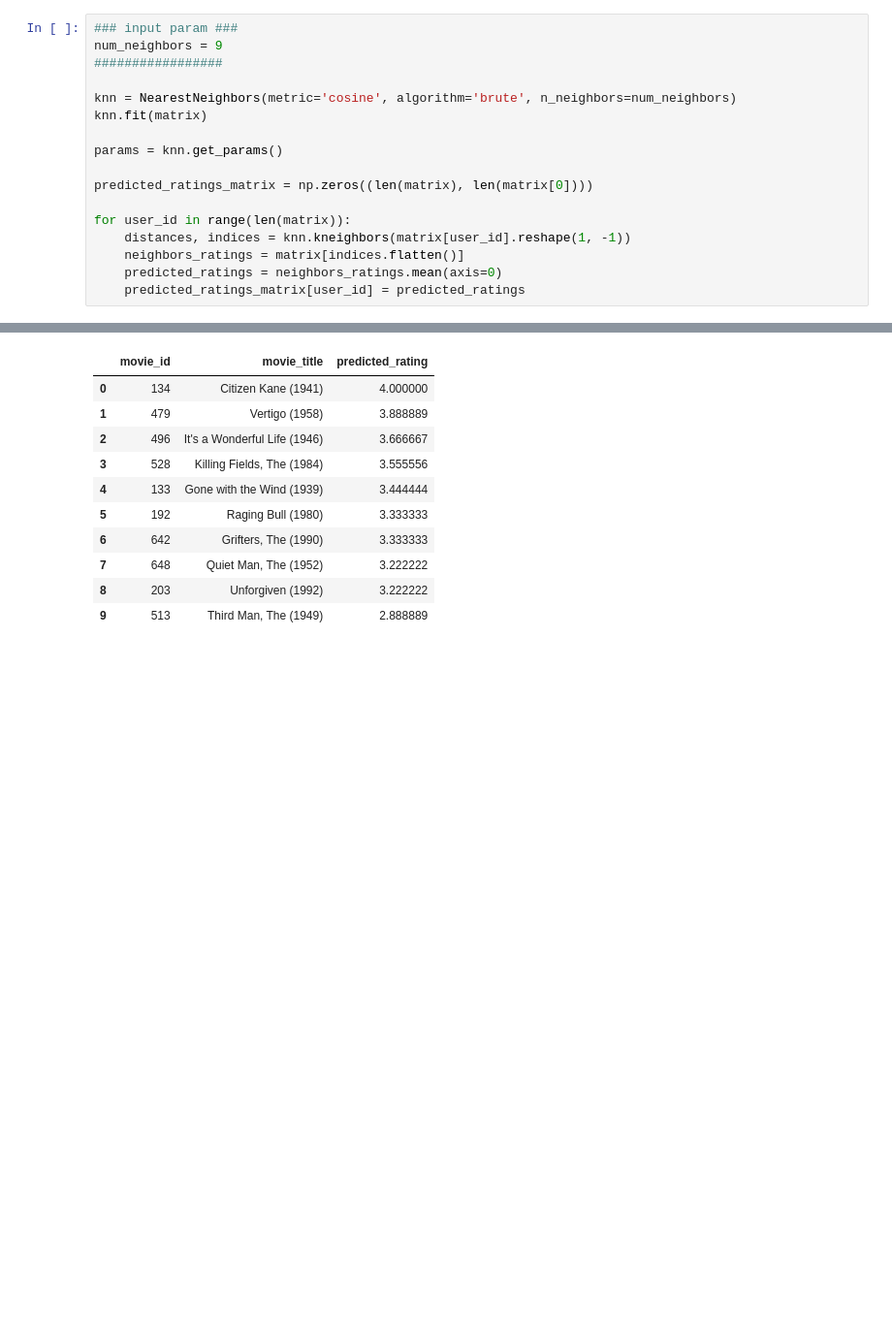
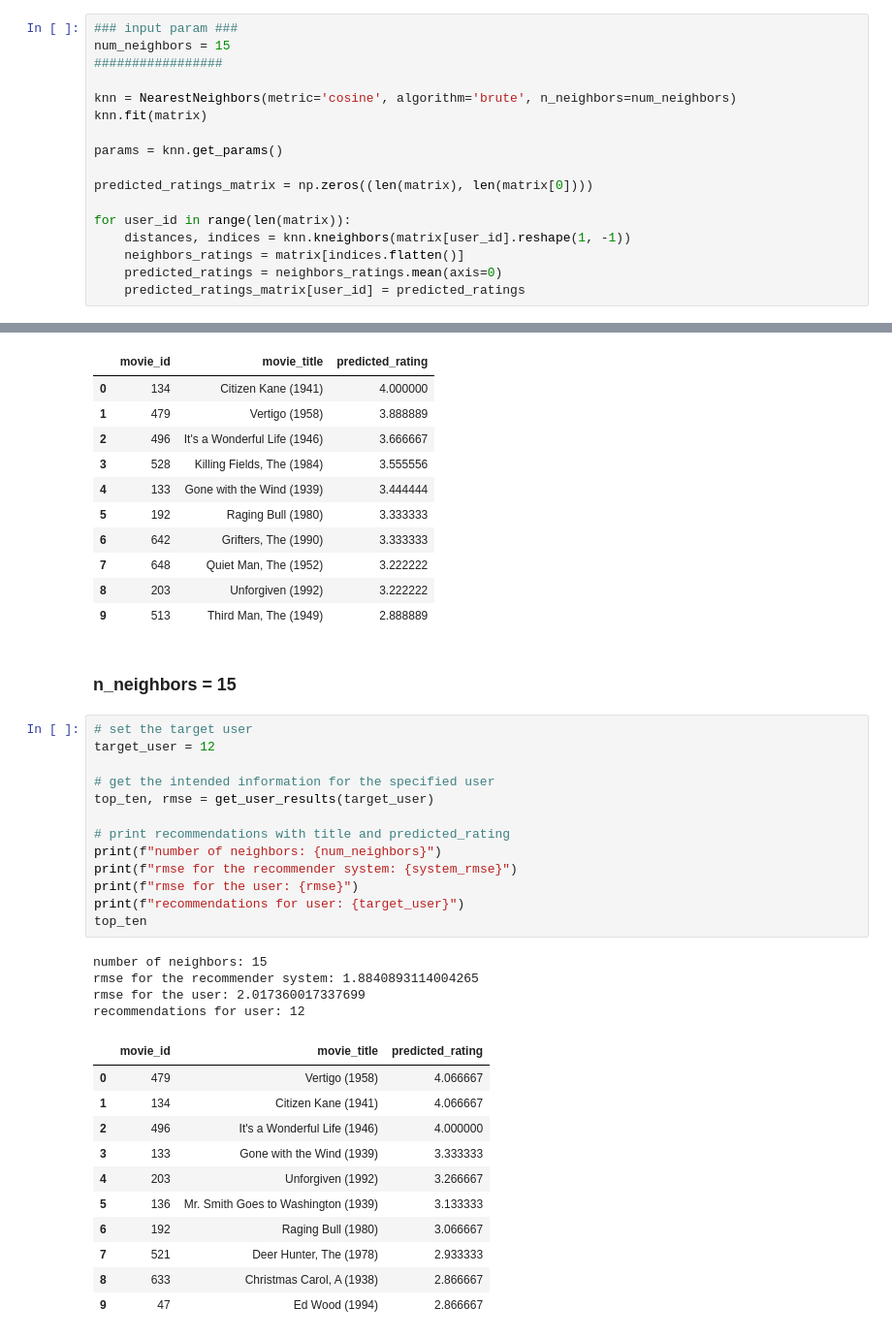
Before and after one commit to gracefujinaga/MSDS_490, a Jupyter notebook: assignment_3/assignment_3.ipynb, the cells around one changed output, grey strips where cells are left out. Shown: that part at 97% size. Cells and saved outputs as stored; diff of their text form; blank space fills up the shorter version.

```diff
--- a/assignment_3/assignment_3.ipynb
+++ b/assignment_3/assignment_3.ipynb
@@ -321,7 +321,7 @@ print(len(matrix[0]))
 ## Set up the model
 # %%
 ### input param ###
-num_neighbors = 9
+num_neighbors = 15
 #################
 
 knn = NearestNeighbors(metric='cosine', algorithm='brute', n_neighbors=num_neighbors)
@@ -512,3 +512,34 @@ recommendations for user: 12
 | 7 | 648 | Quiet Man, The (1952) | 3.222222 |
 | 8 | 203 | Unforgiven (1992) | 3.222222 |
 | 9 | 513 | Third Man, The (1949) | 2.888889 |
+# %% [markdown]
+### n_neighbors = 15
+# %%
+# set the target user
+target_user = 12
+
+# get the intended information for the specified user
+top_ten, rmse = get_user_results(target_user)
+
+# print recommendations with title and predicted_rating
+print(f"number of neighbors: {num_neighbors}")
+print(f"rmse for the recommender system: {system_rmse}")
+print(f"rmse for the user: {rmse}")
+print(f"recommendations for user: {target_user}")
+top_ten
+# %% [output]
+number of neighbors: 15
+rmse for the recommender system: 1.8840893114004265
+rmse for the user: 2.017360017337699
+recommendations for user: 12
+|  | movie_id | movie_title | predicted_rating |
+| 0 | 479 | Vertigo (1958) | 4.066667 |
+| 1 | 134 | Citizen Kane (1941) | 4.066667 |
+| 2 | 496 | It's a Wonderful Life (1946) | 4.000000 |
+| 3 | 133 | Gone with the Wind (1939) | 3.333333 |
+| 4 | 203 | Unforgiven (1992) | 3.266667 |
+| 5 | 136 | Mr. Smith Goes to Washington (1939) | 3.133333 |
+| 6 | 192 | Raging Bull (1980) | 3.066667 |
+| 7 | 521 | Deer Hunter, The (1978) | 2.933333 |
+| 8 | 633 | Christmas Carol, A (1938) | 2.866667 |
+| 9 | 47 | Ed Wood (1994) | 2.866667 |
```
Also changed, not shown: 3 other files.
